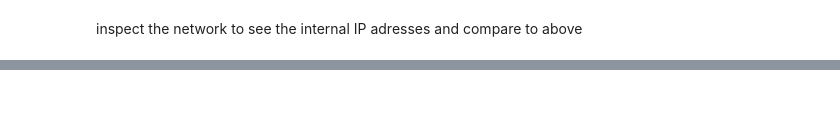
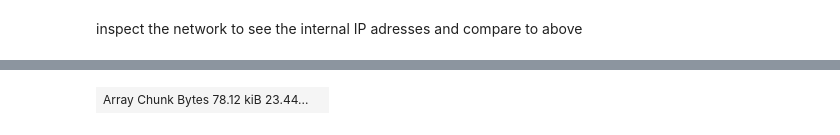
Before and after one commit to longtongster/deploy-dask-cluster-on-aws, a Jupyter notebook: deploy-dask-cluster-docker-compose/deploy-dask-cluster-docker-compose.ipynb, the cells around one changed output, grey strips where cells are left out. Cells and saved outputs as stored; diff of their text form; code cells hidden in the pictures; blank space fills up the shorter version.

```diff
--- a/deploy-dask-cluster-docker-compose/deploy-dask-cluster-docker-compose.ipynb
+++ b/deploy-dask-cluster-docker-compose/deploy-dask-cluster-docker-compose.ipynb
@@ -209,0 +482,8 @@ https://www.dabbleofdevops.com/blog/deploy-and-scale-your-dask-cluster-with-kube
+# %%
+import dask.array as da
+
+xd = da.random.normal(10, 0.1, size=(10_000, 10_000), chunks=(3000, 3000))
+yd = xd.mean(axis=0)
+yd
+# %% [output]
+| Array Chunk Bytes 78.12 kiB 23.44... |  |
```
Also changed, not shown: parts of 113 cells of this notebook, 11 other files.
